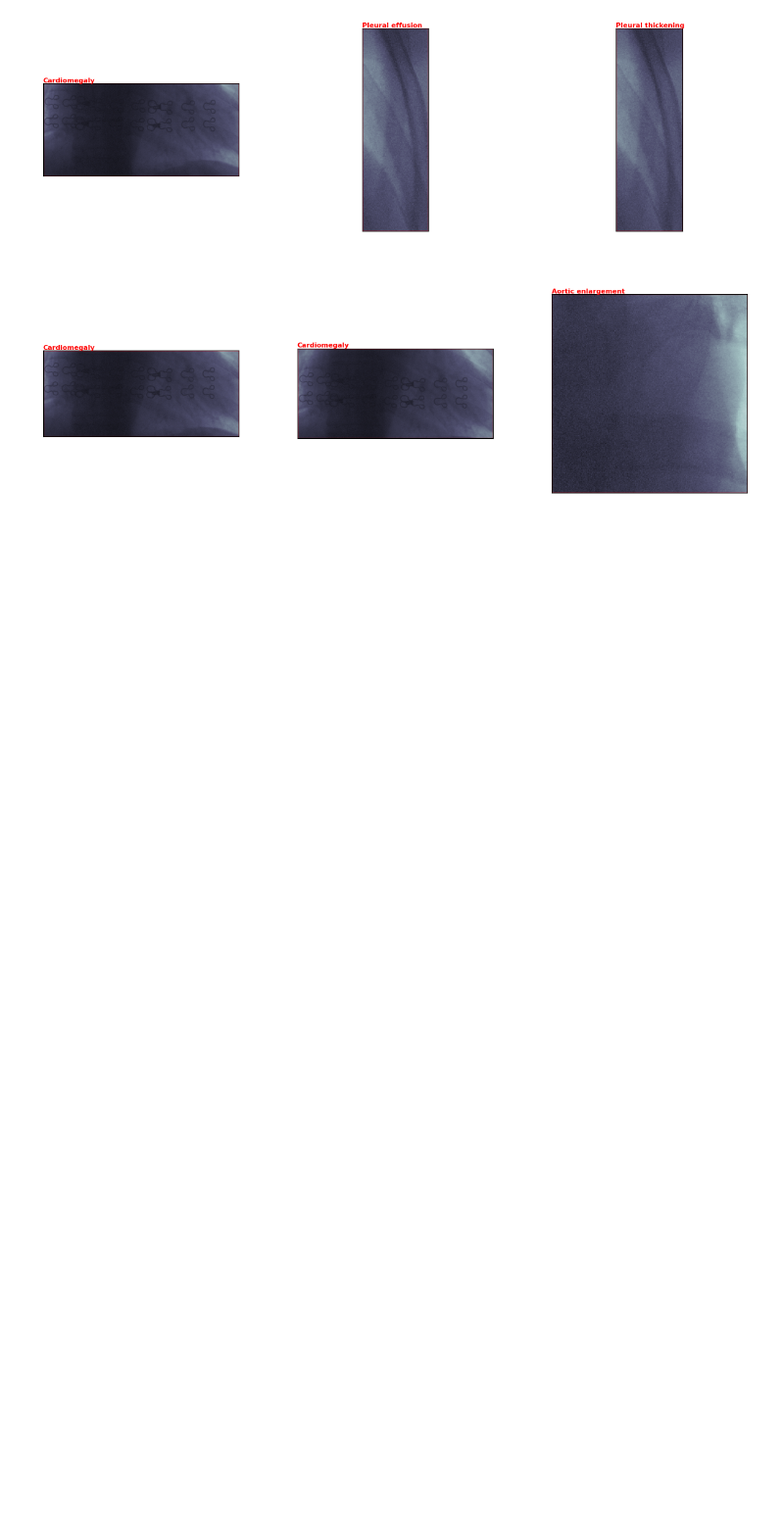
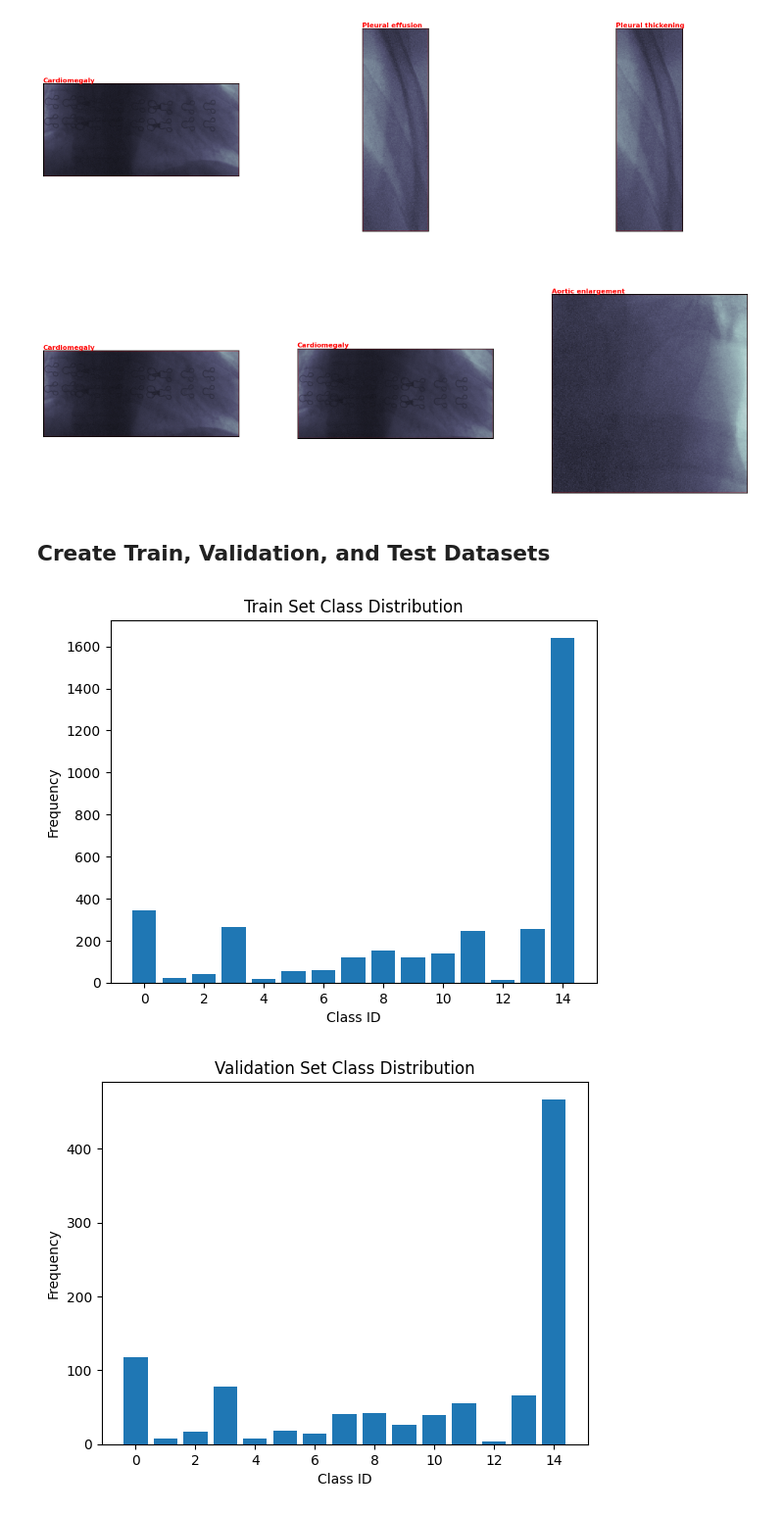
Before and after one commit to RSHVR/DeepRadiology, a Jupyter notebook: EDA_2.ipynb, the cells around one changed output. Shown at 98% size. Saved outputs shown, nothing was run; the diff lists cells and outputs as text; code cells hidden in the pictures; blank space fills up the shorter version.

Commit message:
Advanced EDA, and Updated Preprocessing and Model Training

```diff
--- a/EDA_2.ipynb
+++ b/EDA_2.ipynb
@@ -426,3 +426,5 @@ plt.show()
 53473  1052.0   715.0  1299.0   966.0
 [figure]
 [figure]
+# %% [markdown]
+## Create Train, Validation, and Test Datasets
@@ -428,0 +473,29 @@ plt.show()
+# %%
+# Function to plot class distribution
+
+def plot_class_distribution(df, title):
+
+    class_counts = df['class_id'].value_counts().sort_index()
+
+    plt.bar(class_counts.index, class_counts.values)
+
+    plt.title(title)
+
+    plt.xlabel('Class ID')
+
+    plt.ylabel('Frequency')
+
+    plt.show()
+
+
+
+# Plotting class distributions for each dataset
+
+plot_class_distribution(train_df, 'Train Set Class Distribution')
+
+plot_class_distribution(validate_df, 'Validation Set Class Distribution')
+
+plot_class_distribution(test_df, 'Test Set Class Distribution')
+# %% [output]
+[figure, added]
+[figure, added]
```
Also changed, not shown: parts of 9 cells of this notebook, 2 other files.
